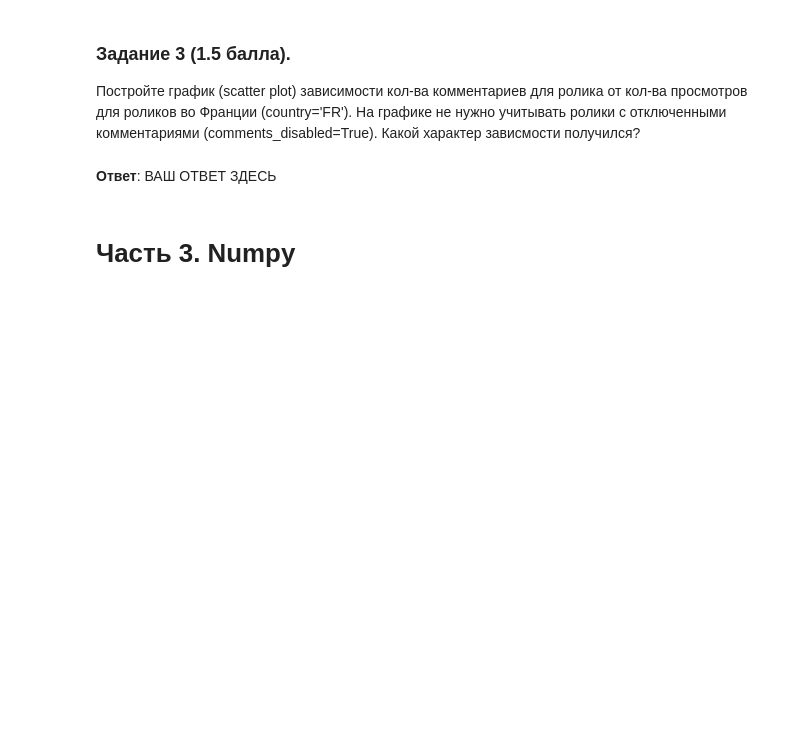
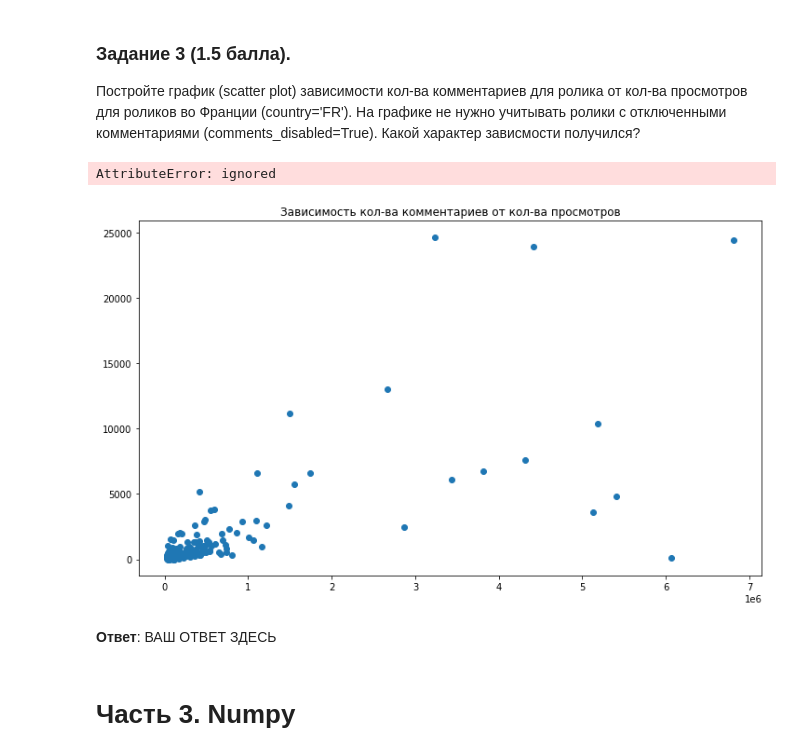
Before and after one commit to DSFed8889/msu_ML_spring_2022, a Jupyter notebook: numpy_pandas_matplotlib_2022.ipynb, the cells around one changed output. Drawn from its saved outputs; the diff is of its cells as text; code cells hidden in the pictures; blank space fills up the shorter version.

```diff
--- a/numpy_pandas_matplotlib_2022.ipynb
+++ b/numpy_pandas_matplotlib_2022.ipynb
@@ -360,3 +430,27 @@ import matplotlib.pyplot as plt
+# %%
+# задаем размеры
+plt.figure(figsize=(12,7))
+
+# заголовок
+plt.title('Зависимость кол-ва комментариев от кол-ва просмотров')
+
+# рисуем график
+plt.scatter(x_vals, y_vals)
+
+plt.xticks(np.log())
+plt.yticks(np.log())
+
+# подписи осей
+plt.ylabel('Кол-во комментариев')
+plt.xlabel('Кол-во просмотров')
+
+# сетка графика
+plt.grid(True)
+
+plt.show()
+# %% [output]
+AttributeError: ignored
+[figure, added]
 # %% [markdown]
 **Ответ**: ВАШ ОТВЕТ ЗДЕСЬ
 # %% [markdown]
```
Also changed, not shown: parts of 20 cells of this notebook.
